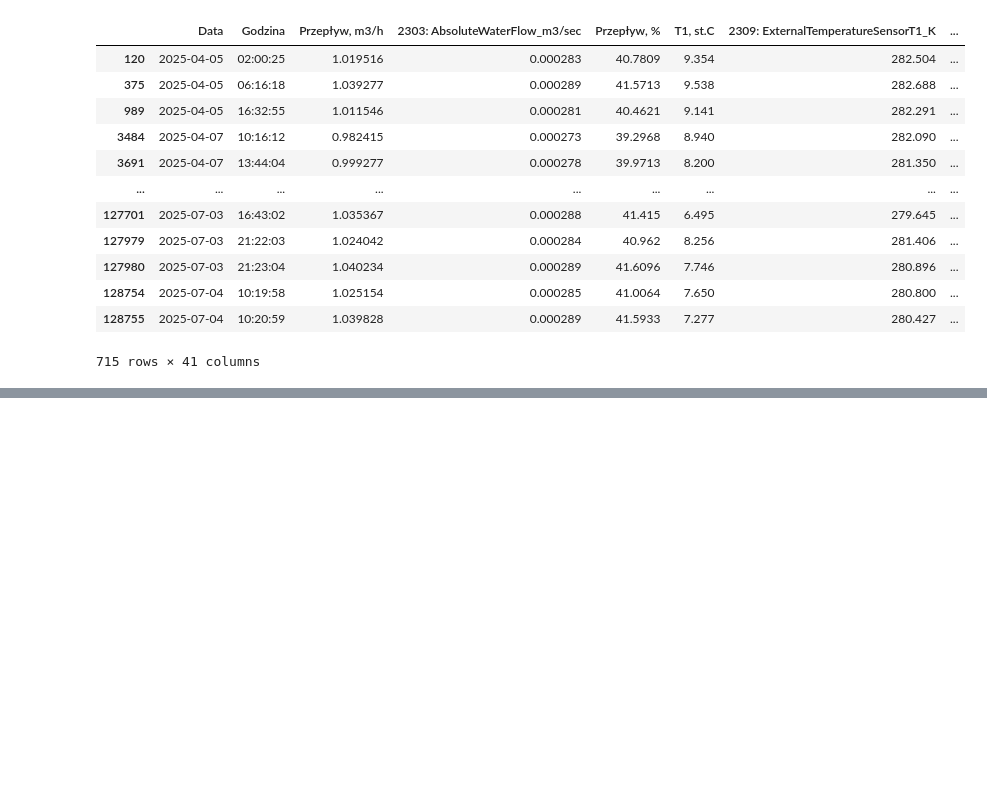
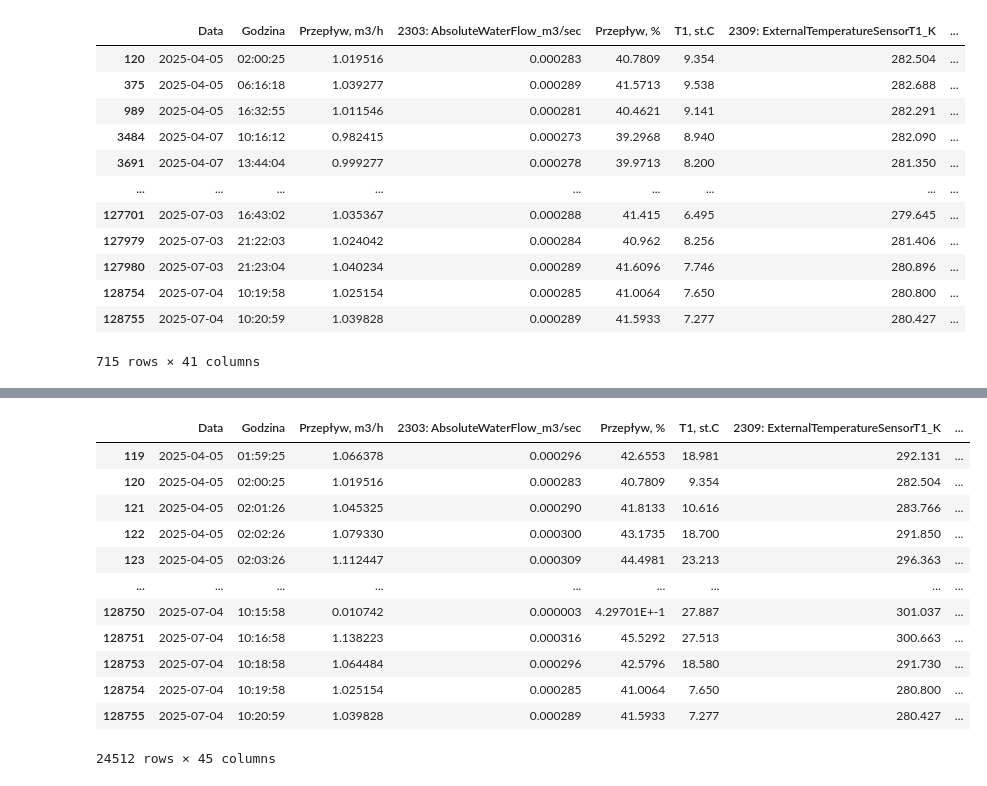
Before and after one commit to martynabocian/martynabocian.github.io, a Jupyter notebook: Charts.ipynb, the cells around one changed output, grey strips where cells are left out. Drawn from its saved outputs; the diff is of its cells as text; code cells hidden in the pictures; blank space fills up the shorter version.

```diff
--- a/Charts.ipynb
+++ b/Charts.ipynb
@@ -1228,0 +1268,2 @@ fig.write_html("temperatura_czynnika_po_stronie_sieciowej.html", include_plotlyj
+# %%
+filtered_df["Tsr_rounded"] = filtered_df["Tsr"].round(2)
@@ -1268,3 +1329,9 @@ filtered_df[filtered_df["T1"] < 10]
 | 128754 | 2025-07-04 | 10:19:58 | 1.025154 | 0.000285 | 41.0064 | 7.650 | 280.800 | ... |
 | 128755 | 2025-07-04 | 10:20:59 | 1.039828 | 0.000289 | 41.5933 | 7.277 | 280.427 | ... |
 715 rows × 41 columns
+# %%
+import pandas as pd
+
+df_interpolacja = pd.read_csv("data/interpolacja_wody.csv")
+
+df_interpolacja
@@ -1270,0 +1352,6 @@ filtered_df[filtered_df["T1"] < 10]
+# %%
+# Lookup cw from df_interpolacja based on Tsr_rounded
+cw_series = df_interpolacja.set_index('Temperatura (°C)')['Cieplo wlasciwe cp (kJ/(kg·K))']
+filtered_df['cw'] = filtered_df['Tsr_rounded'].map(cw_series)
+
+filtered_df[['Tsr_rounded', 'cw']].head()
@@ -1270,0 +1369,2 @@ filtered_df[filtered_df["T1"] < 10]
+# %%
+filtered_df["Q_cwu_sr"] = (filtered_df["Przepływ, m3/h"] * filtered_df["ro_w"] * (filtered_df["T1, st.C"] - filtered_df["T2, st.C"]) * filtered_df["cw"]) / 3600 * 1000
@@ -1270,0 +1392,16 @@ filtered_df[filtered_df["T1"] < 10]
+# %%
+filtered_df[filtered_df["T1, st.C"] >  filtered_df["T2, st.C"]]
+# %% [output]
+|  | Data | Godzina | Przepływ, m3/h | 2303: AbsoluteWaterFlow_m3/sec | Przepływ, % | T1, st.C | 2309: ExternalTemperatureSensorT1_K | ... |
+| 119 | 2025-04-05 | 01:59:25 | 1.066378 | 0.000296 | 42.6553 | 18.981 | 292.131 | ... |
+| 120 | 2025-04-05 | 02:00:25 | 1.019516 | 0.000283 | 40.7809 | 9.354 | 282.504 | ... |
+| 121 | 2025-04-05 | 02:01:26 | 1.045325 | 0.000290 | 41.8133 | 10.616 | 283.766 | ... |
+| 122 | 2025-04-05 | 02:02:26 | 1.079330 | 0.000300 | 43.1735 | 18.700 | 291.850 | ... |
+| 123 | 2025-04-05 | 02:03:26 | 1.112447 | 0.000309 | 44.4981 | 23.213 | 296.363 | ... |
+| ... | ... | ... | ... | ... | ... | ... | ... | ... |
+| 128750 | 2025-07-04 | 10:15:58 | 0.010742 | 0.000003 | 4.29701E+-1 | 27.887 | 301.037 | ... |
+| 128751 | 2025-07-04 | 10:16:58 | 1.138223 | 0.000316 | 45.5292 | 27.513 | 300.663 | ... |
+| 128753 | 2025-07-04 | 10:18:58 | 1.064484 | 0.000296 | 42.5796 | 18.580 | 291.730 | ... |
+| 128754 | 2025-07-04 | 10:19:58 | 1.025154 | 0.000285 | 41.0064 | 7.650 | 280.800 | ... |
+| 128755 | 2025-07-04 | 10:20:59 | 1.039828 | 0.000289 | 41.5933 | 7.277 | 280.427 | ... |
+24512 rows × 45 columns
```
Also changed, not shown: parts of 12 cells of this notebook, 1 other file.
